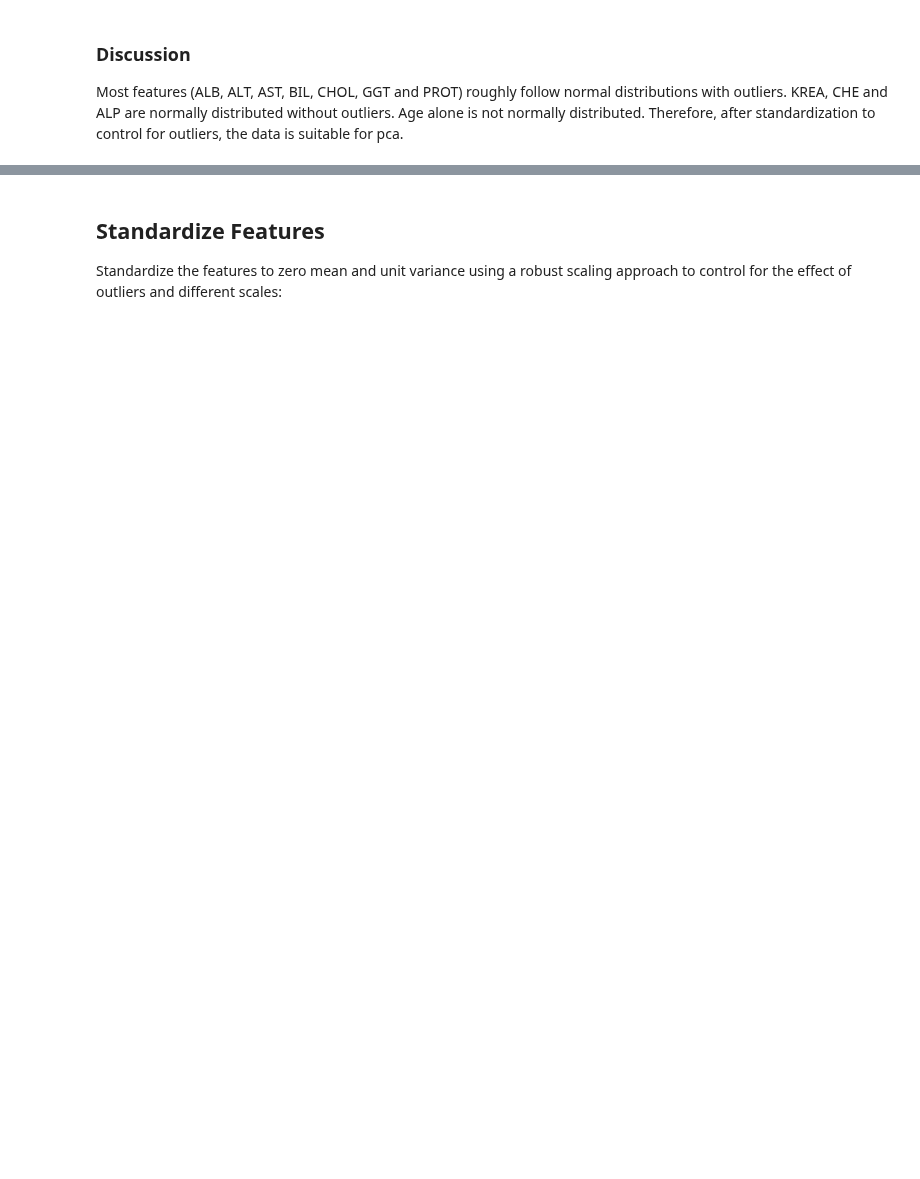
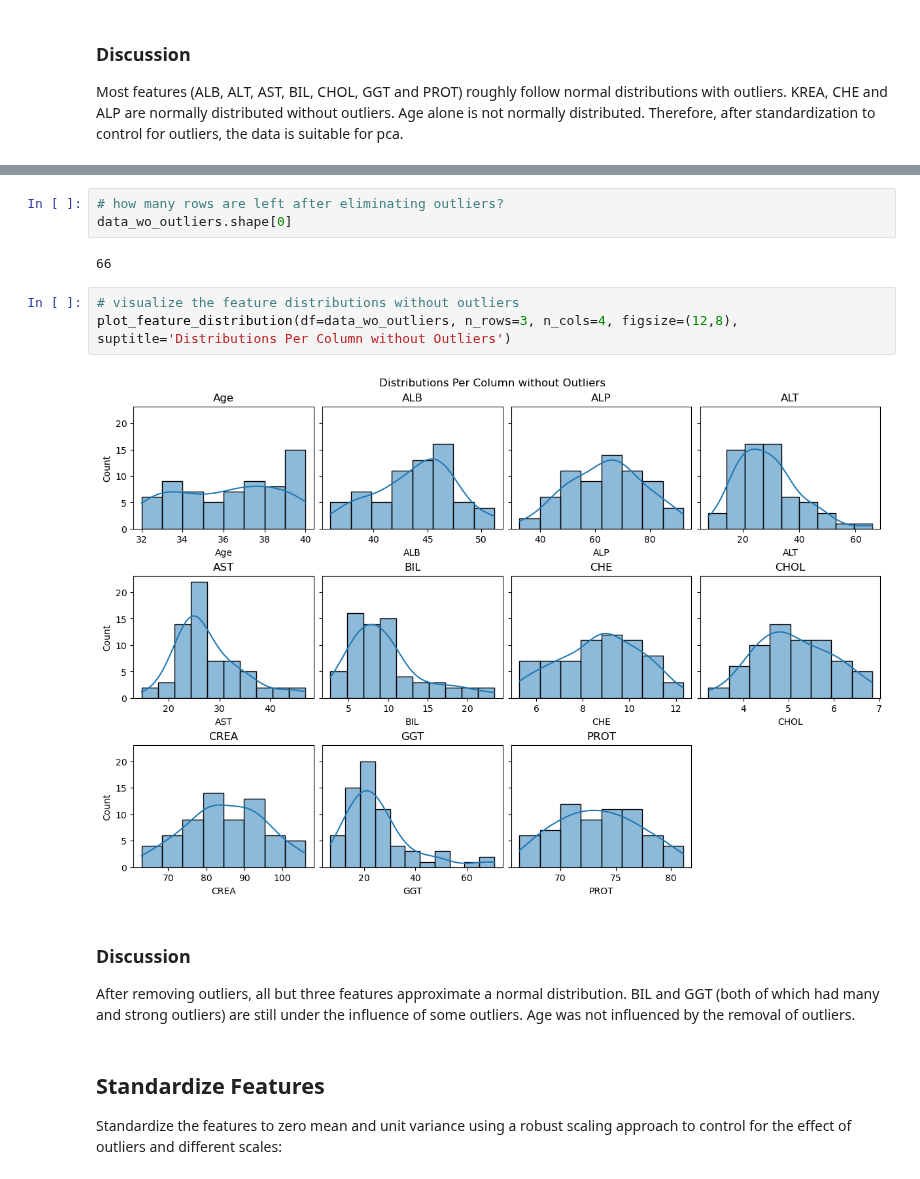
Before and after one commit to MarcoAigner/Machine-Learning-Practical, a Jupyter notebook: project_3/phase_1.ipynb, the cells around one changed output, grey strips where cells are left out. Drawn from its saved outputs; the diff is of its cells as text; blank space fills up the shorter version.

```diff
--- a/project_3/phase_1.ipynb
+++ b/project_3/phase_1.ipynb
@@ -110,3 +122,16 @@ Most features (ALB, ALT, AST, BIL, CHOL, GGT and PROT) roughly follow normal dis
+# %%
+# how many rows are left after eliminating outliers?
+data_wo_outliers.shape[0]
+# %% [output]
+66
+# %%
+# visualize the feature distributions without outliers
+plot_feature_distribution(df=data_wo_outliers, n_rows=3, n_cols=4, figsize=(12,8), suptitle='Distributions Per Column without Outliers')
+# %% [output]
+[figure, added]
+# %% [markdown]
+### Discussion
+After removing outliers, all but three features approximate a normal distribution. BIL and GGT (both of which had many and strong outliers) are still under the influence of some outliers. Age was not influenced by the removal of outliers.
 # %% [markdown]
 ## Standardize Features
 Standardize the features to zero mean and unit variance using a robust scaling approach to control for the effect of outliers and different scales:
```
Also changed, not shown: parts of 7 cells of this notebook.
